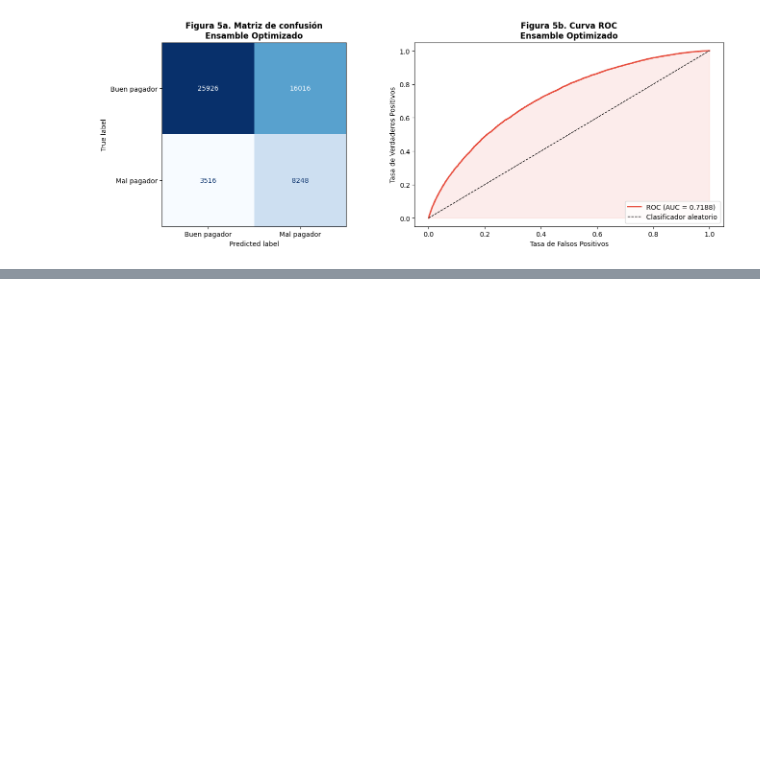
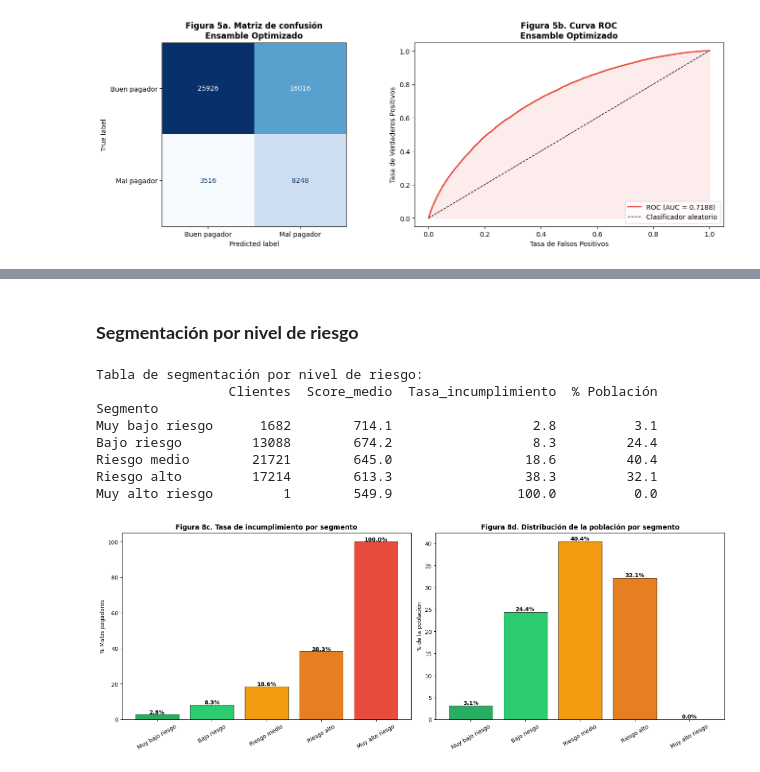
Before and after one commit to jihernandezc/rnaab_riesgo_crediticio, a Jupyter notebook: RAAB_T2_riesgo_crediticio.ipynb, the cells around one changed output, grey strips where cells are left out. Saved outputs shown, nothing was run; the diff lists cells and outputs as text; code cells hidden in the pictures; blank space fills up the shorter version.

```diff
--- a/RAAB_T2_riesgo_crediticio.ipynb
+++ b/RAAB_T2_riesgo_crediticio.ipynb
@@ -1278,0 +1390,79 @@ plt.show()
+# %% [markdown]
+### **Segmentación por nivel de riesgo**
+# %%
+#Función para segmentar clientes según su score
+def segmentar_riesgo(score):
+    if score >= 700:
+        return 'Muy bajo riesgo'
+    elif score >= 660:
+        return 'Bajo riesgo'
+    elif score >= 630:
+        return 'Riesgo medio'
+    elif score >= 550:
+        return 'Riesgo alto'
+    else:
+        return 'Muy alto riesgo'
+
+#Utilizamos un Dataframe sobre los scores de la población del conjunto de testing
+df_score['Segmento'] = df_score['Score'].apply(segmentar_riesgo)
+df_score['target'] = y_test.values
+
+#Establecemos el orden de los segmentos
+orden_segmentos = ['Muy bajo riesgo', 'Bajo riesgo',
+                   'Riesgo medio', 'Riesgo alto', 'Muy alto riesgo']
+
+# Estadísticas por segmento
+resumen = df_score.groupby('Segmento').agg(
+    Clientes=('Score', 'count'),
+    Score_medio=('Score', 'mean'),
+    Tasa_incumplimiento=('target', 'mean')
+).reindex(orden_segmentos)
+
+resumen['Tasa_incumplimiento'] = (resumen['Tasa_incumplimiento'] * 100).round(1)
+resumen['Score_medio'] = resumen['Score_medio'].round(1)
+resumen['% Población'] = (resumen['Clientes'] / len(df_score) * 100).round(1)
+
+#Generamos un resumen de la segmentación por nivel de riesgo
+print("Tabla de segmentación por nivel de riesgo:")
+print(resumen.to_string())
+
+# Gráfico de tasa de incumplimiento por segmento
+fig, axes = plt.subplots(1, 2, figsize=(16, 6))
+
+colores_seg = ['#27ae60', '#2ecc71', '#f39c12', '#e67e22', '#e74c3c']
+
+axes[0].bar(orden_segmentos, resumen['Tasa_incumplimiento'],
+            color=colores_seg, edgecolor='black', linewidth=0.5)
+axes[0].set_title('Figura 8c. Tasa de incumplimiento por segmento',
+                  fontsize=12, fontweight='bold')
+axes[0].set_ylabel('% Malos pagadores')
+axes[0].tick_params(axis='x', rotation=30)
+for i, val in enumerate(resumen['Tasa_incumplimiento']):
+    axes[0].text(i, val + 0.3, f'{val:.1f}%', ha='center', fontweight='bold')
+
+axes[1].bar(orden_segmentos, resumen['% Población'],
+            color=colores_seg, edgecolor='black', linewidth=0.5)
+axes[1].set_title('Figura 8d. Distribución de la población por segmento',
+                  fontsize=12, fontweight='bold')
+axes[1].set_ylabel('% de la población')
+axes[1].tick_params(axis='x', rotation=30)
+for i, val in enumerate(resumen['% Población']):
+    axes[1].text(i, val + 0.3, f'{val:.1f}%', ha='center', fontweight='bold')
+
+#Elementos generales del gráfico
+# plt.suptitle('Figura 8. Segmentación por nivel de riesgo',
+#              fontsize=14, fontweight='bold', y=1.02)
+plt.tight_layout()
+plt.savefig(rf'{output_dir}/fig8_segmentacion_riesgo.png', dpi=150, bbox_inches='tight')
+print()
+plt.show()
+# %% [output]
+Tabla de segmentación por nivel de riesgo:
+                 Clientes  Score_medio  Tasa_incumplimiento  % Población
+Segmento
+Muy bajo riesgo      1682        714.1                  2.8          3.1
+Bajo riesgo         13088        674.2                  8.3         24.4
+Riesgo medio        21721        645.0                 18.6         40.4
+Riesgo alto         17214        613.3                 38.3         32.1
+Muy alto riesgo         1        549.9                100.0          0.0
+[figure, added]
```
Also changed, not shown: parts of 18 cells of this notebook.
